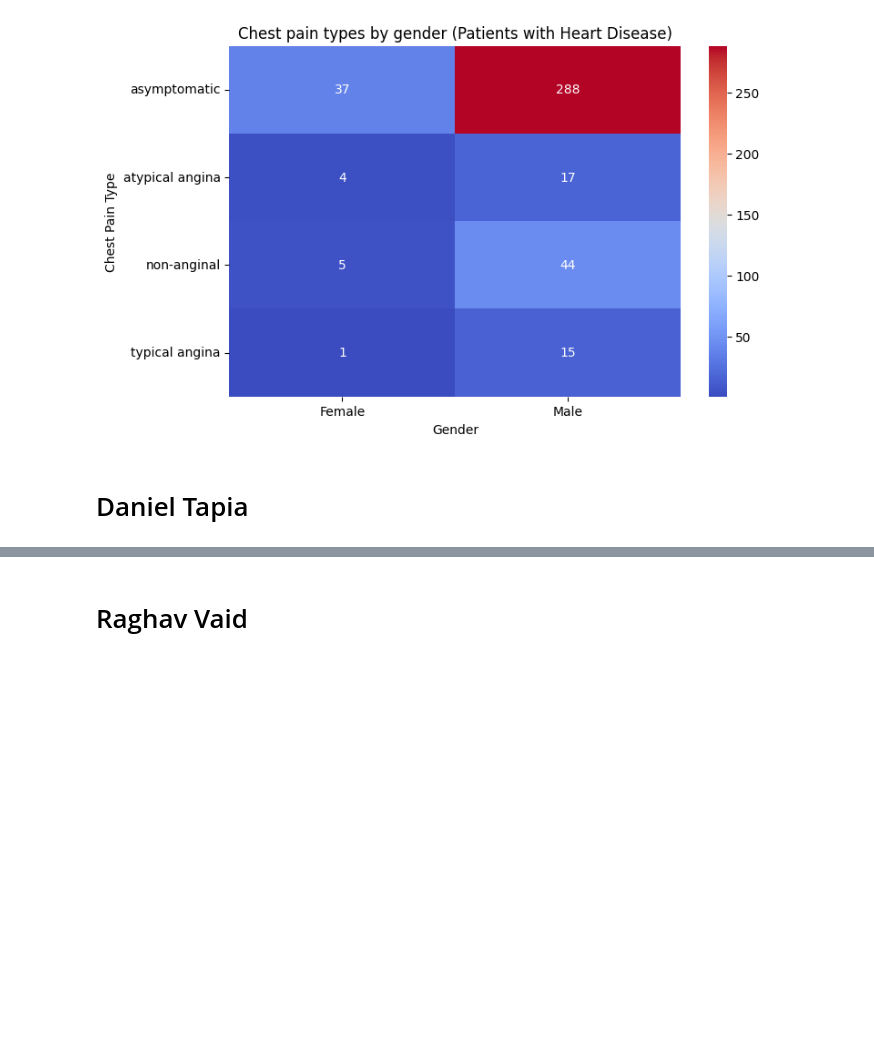
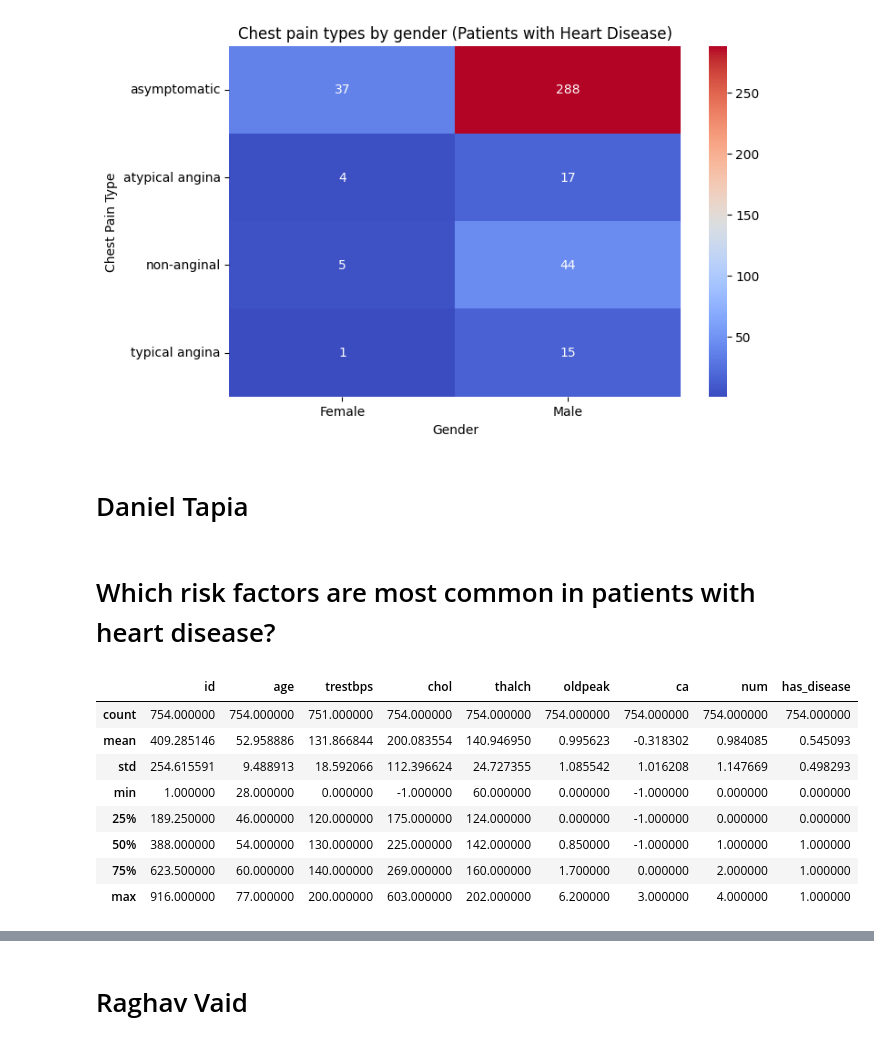
Before and after one commit to davprog9/Heart-Disease-Liklehood-Analysis, a Jupyter notebook: Analysis.ipynb, the cells around one changed output, grey strips where cells are left out. Saved outputs shown, nothing was run; the diff lists cells and outputs as text; code cells hidden in the pictures; blank space fills up the shorter version.

```diff
--- a/Analysis.ipynb
+++ b/Analysis.ipynb
@@ -328,3 +330,18 @@ Text(70.72222222222221, 0.5, 'Chest Pain Type')
 [figure]
 # %% [markdown]
 # Daniel Tapia
+# %% [markdown]
+# Which risk factors are most common in patients with heart disease?
+# %%
+data.describe()
+#data.groupby('num').mean(numeric_only=True)
+# %% [output]
+|  | id | age | trestbps | chol | thalch | oldpeak | ca | num | has_disease |
+| count | 754.000000 | 754.000000 | 751.000000 | 754.000000 | 754.000000 | 754.000000 | 754.000000 | 754.000000 | 754.000000 |
+| mean | 409.285146 | 52.958886 | 131.866844 | 200.083554 | 140.946950 | 0.995623 | -0.318302 | 0.984085 | 0.545093 |
+| std | 254.615591 | 9.488913 | 18.592066 | 112.396624 | 24.727355 | 1.085542 | 1.016208 | 1.147669 | 0.498293 |
+| min | 1.000000 | 28.000000 | 0.000000 | -1.000000 | 60.000000 | 0.000000 | -1.000000 | 0.000000 | 0.000000 |
+| 25% | 189.250000 | 46.000000 | 120.000000 | 175.000000 | 124.000000 | 0.000000 | -1.000000 | 0.000000 | 0.000000 |
+| 50% | 388.000000 | 54.000000 | 130.000000 | 225.000000 | 142.000000 | 0.850000 | -1.000000 | 1.000000 | 1.000000 |
+| 75% | 623.500000 | 60.000000 | 140.000000 | 269.000000 | 160.000000 | 1.700000 | 0.000000 | 2.000000 | 1.000000 |
+| max | 916.000000 | 77.000000 | 200.000000 | 603.000000 | 202.000000 | 6.200000 | 3.000000 | 4.000000 | 1.000000 |
```
Also changed, not shown: parts of 8 cells of this notebook.
